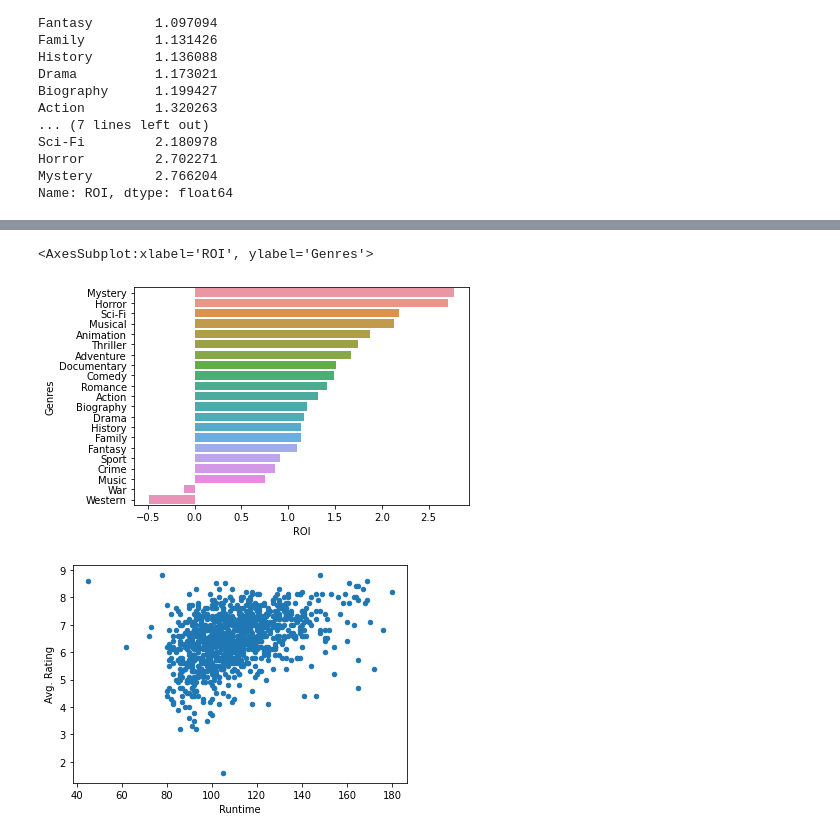
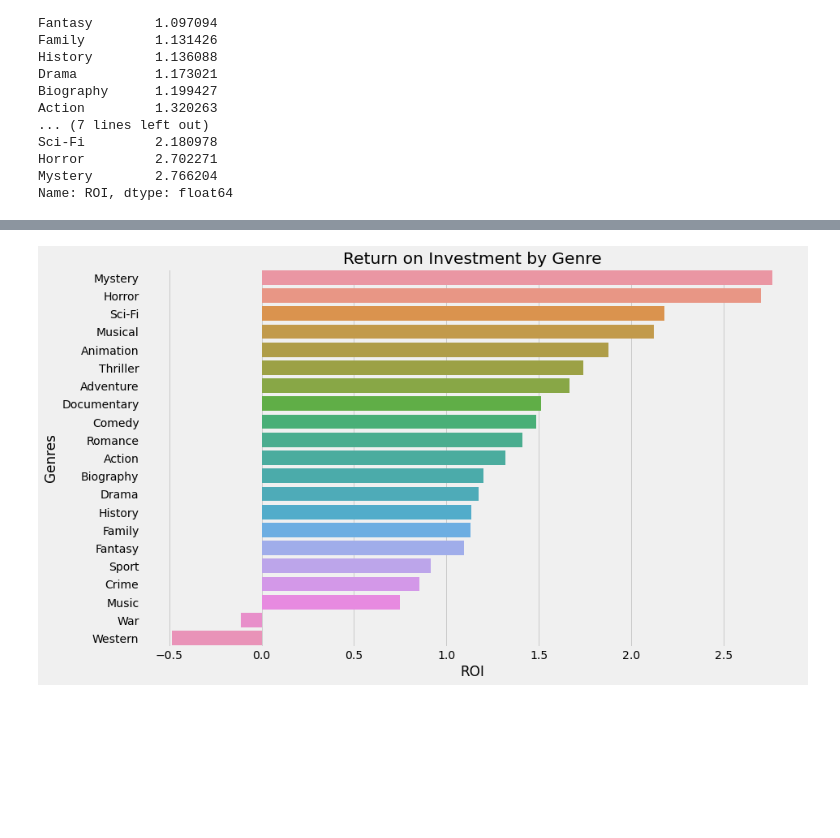
Before and after one commit to jmaffucci/dsc-phase-1-project, a Jupyter notebook: student-Copy1.ipynb, the cells around one changed output, grey strips where cells are left out. Drawn from its saved outputs; the diff is of its cells as text; code cells hidden in the pictures; blank space fills up the shorter version.

Commit message:
Finished creating and cleaning visualizations

```diff
--- a/student-Copy1.ipynb
+++ b/student-Copy1.ipynb
@@ -23,6 +23,7 @@ import pandas as pd
 import numpy as np
 import matplotlib.pyplot as plt
 import seaborn as sns
+plt.style.use('fivethirtyeight')
 
 folder = "/Users/justinmaffucci/Desktop/FlatironSchool/Phase1/Project/dsc-phase-1-project/zippedData/"
 # %%
@@ -309,6 +324,9 @@ genre_ROI.plot(kind='barh', figsize = (12,7));
 # %%
-sns.barplot(y=genre_ROI.sort_values(ascending=False).index,
+# sns.set_style('darkgrid')
+# sns.set_context('notebook')
+plt.figure(figsize=(13,8))
+genre_ax = sns.barplot(y=genre_ROI.sort_values(ascending=False).index,
                                     x=genre_ROI.sort_values(ascending=False))
+genre_ax.set_title('Return on Investment by Genre');
 # %% [output]
-<AxesSubplot:xlabel='ROI', ylabel='Genres'>
-[figure, old version]
+[figure, new version]
@@ -318,4 +332,0 @@ sns.barplot(y=genre_ROI.sort_values(ascending=False).index,
-# %%
-df.plot(kind='scatter', x='Runtime', y='Avg. Rating');
-# %% [output]
-[figure, removed]
```
Also changed, not shown: parts of 8 cells of this notebook, 1 other file.
